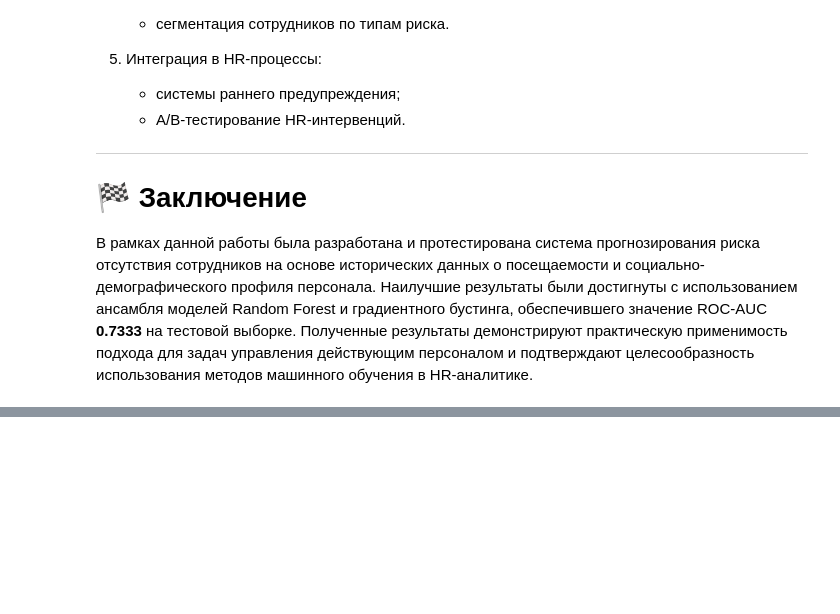
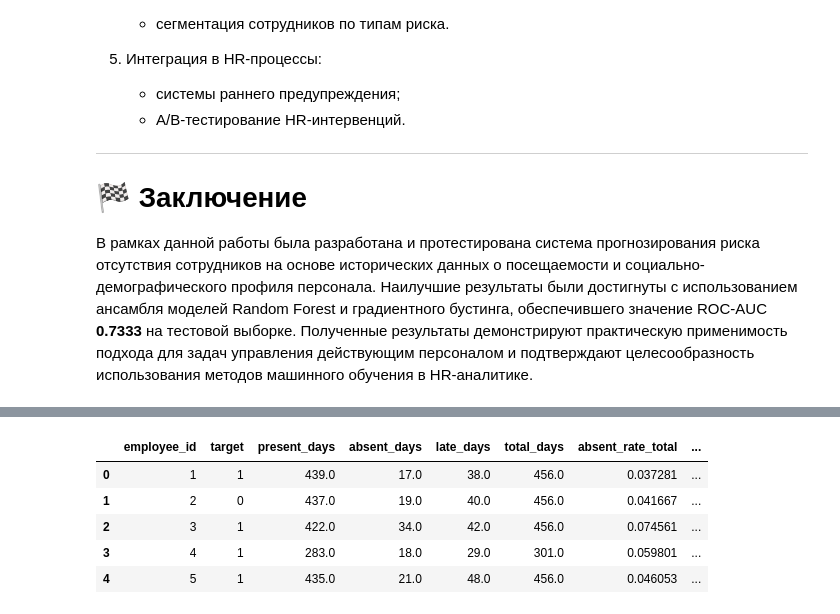
Before and after one commit to AlessioLoginov/HR-Attendance-Analytics, a Jupyter notebook: Employee_Absence_Prediction_Final.ipynb, the cells around one changed output, grey strips where cells are left out. Saved outputs shown, nothing was run; the diff lists cells and outputs as text; code cells hidden in the pictures; blank space fills up the shorter version.

```diff
--- a/Employee_Absence_Prediction_Final.ipynb
+++ b/Employee_Absence_Prediction_Final.ipynb
@@ -3942,0 +4010,15 @@ print(f"📊 Ensemble ROC-AUC (RF + XGB tuned): {roc_auc_ensemble:.4f}")
+# %%
+import pandas as pd
+import numpy as np
+
+# 1) Парсим даты
+attendance["date"] = pd.to_datetime(attendance["date"])
+employees["hire_date"] = pd.to_datetime(employees["hire_date"], errors="coerce")
+employees["fire_date"] = pd.to_datetime(employees["fire_date"], errors="coerce")
+
+# 2) Добавим "absent" как 1 - is_present
+attendance["is_absent"] = 1 - attendance["is_present"]
+
+print("Min date:", attendance["date"].min())
+print("Max date:", attendance["date"].max())
+print("Absence rate overall:", attendance["is_absent"].mean())
@@ -3942,0 +4080,70 @@ print(f"📊 Ensemble ROC-AUC (RF + XGB tuned): {roc_auc_ensemble:.4f}")
+# %%
+import numpy as np
+import pandas as pd
+
+# --- параметры эксперимента ---
+cutoff_date = pd.Timestamp("2024-09-30")
+
+# --- история до cutoff ---
+att_hist = attendance[attendance["date"] <= cutoff_date].copy()
+
+# гарантируем is_absent
+att_hist["is_absent"] = 1 - att_hist["is_present"]
+
+# --- базовые поведенческие признаки ---
+agg = att_hist.groupby("employee_id").agg(
+    present_days=("is_present", "sum"),
+    absent_days=("is_absent", "sum"),
+    late_days=("is_late", "sum"),
+    total_days=("date", "count"),
+).reset_index()
+
+eps = 1e-9
+agg["absent_rate_total"] = agg["absent_days"] / (agg["total_days"] + eps)
+agg["late_rate_total"] = agg["late_days"] / (agg["present_days"] + eps)
+
+# --- признаки по дням недели ---
+att_hist["dow"] = att_hist["date"].dt.dayofweek  # 0=Mon ... 4=Fri
+
+mon = att_hist[att_hist["dow"] == 0].groupby("employee_id").agg(
+    mon_days=("date", "count"),
+    mon_abs=("is_absent", "sum"),
+).reset_index()
+mon["absent_rate_monday"] = mon["mon_abs"] / (mon["mon_days"] + eps)
+
+fri = att_hist[att_hist["dow"] == 4].groupby("employee_id").agg(
+    fri_days=("date", "count"),
+    fri_abs=("is_absent", "sum"),
+).reset_index()
+fri["absent_rate_friday"] = fri["fri_abs"] / (fri["fri_days"] + eps)
+
+# --- профиль сотрудника (числовые признаки) ---
+emp_cols = ["employee_id", "age", "seniority_years", "distance_km", "commute_min"]
+emp_small = employees[emp_cols].copy()
+
+# --- сборка: таргет (y_df) + признаки ---
+df_dl = (
+    y_df
+    .merge(agg, on="employee_id", how="left")
+    .merge(mon[["employee_id", "absent_rate_monday"]], on="employee_id", how="left")
+    .merge(fri[["employee_id", "absent_rate_friday"]], on="employee_id", how="left")
+    .merge(emp_small, on="employee_id", how="left")
+)
+
+# --- заполнение пропусков ---
+fill_zero_cols = [
+    "present_days","absent_days","late_days","total_days",
+    "absent_rate_total","late_rate_total",
+    "absent_rate_monday","absent_rate_friday"
+]
+for c in fill_zero_cols:
+    df_dl[c] = df_dl[c].fillna(0)
+
+for c in ["age","seniority_years","distance_km","commute_min"]:
+    df_dl[c] = df_dl[c].fillna(df_dl[c].median())
+
+print("df_dl shape:", df_dl.shape)
+print("target mean:", df_dl["target"].mean())
+
+df_dl.head()
+# %% [output]
@@ -3942,0 +4152,6 @@ print(f"📊 Ensemble ROC-AUC (RF + XGB tuned): {roc_auc_ensemble:.4f}")
+|  | employee_id | target | present_days | absent_days | late_days | total_days | absent_rate_total | ... |
+| 0 | 1 | 1 | 439.0 | 17.0 | 38.0 | 456.0 | 0.037281 | ... |
+| 1 | 2 | 0 | 437.0 | 19.0 | 40.0 | 456.0 | 0.041667 | ... |
+| 2 | 3 | 1 | 422.0 | 34.0 | 42.0 | 456.0 | 0.074561 | ... |
+| 3 | 4 | 1 | 283.0 | 18.0 | 29.0 | 301.0 | 0.059801 | ... |
+| 4 | 5 | 1 | 435.0 | 21.0 | 48.0 | 456.0 | 0.046053 | ... |
```
Also changed, not shown: parts of 24 cells of this notebook, 1 other file.
